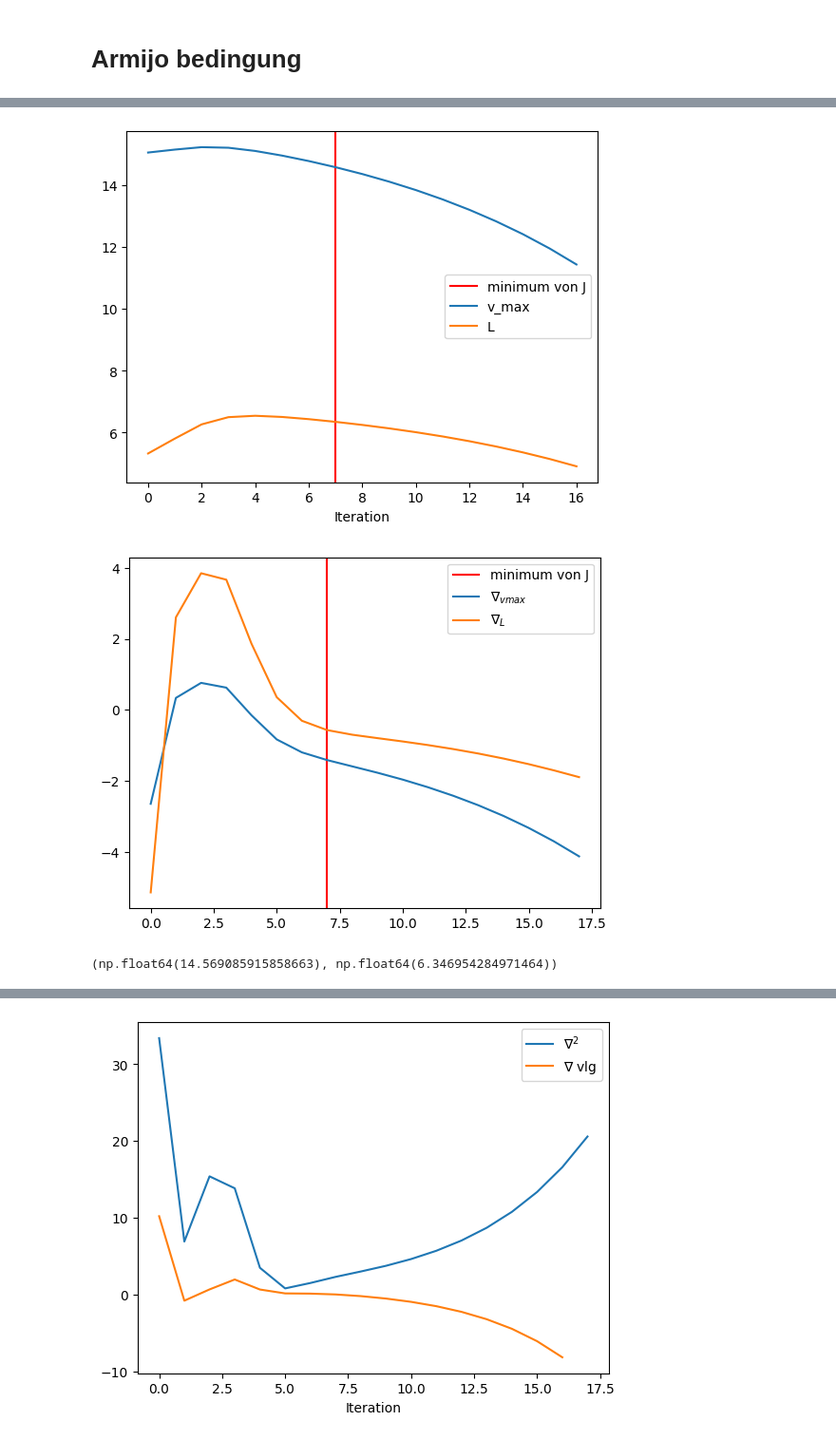
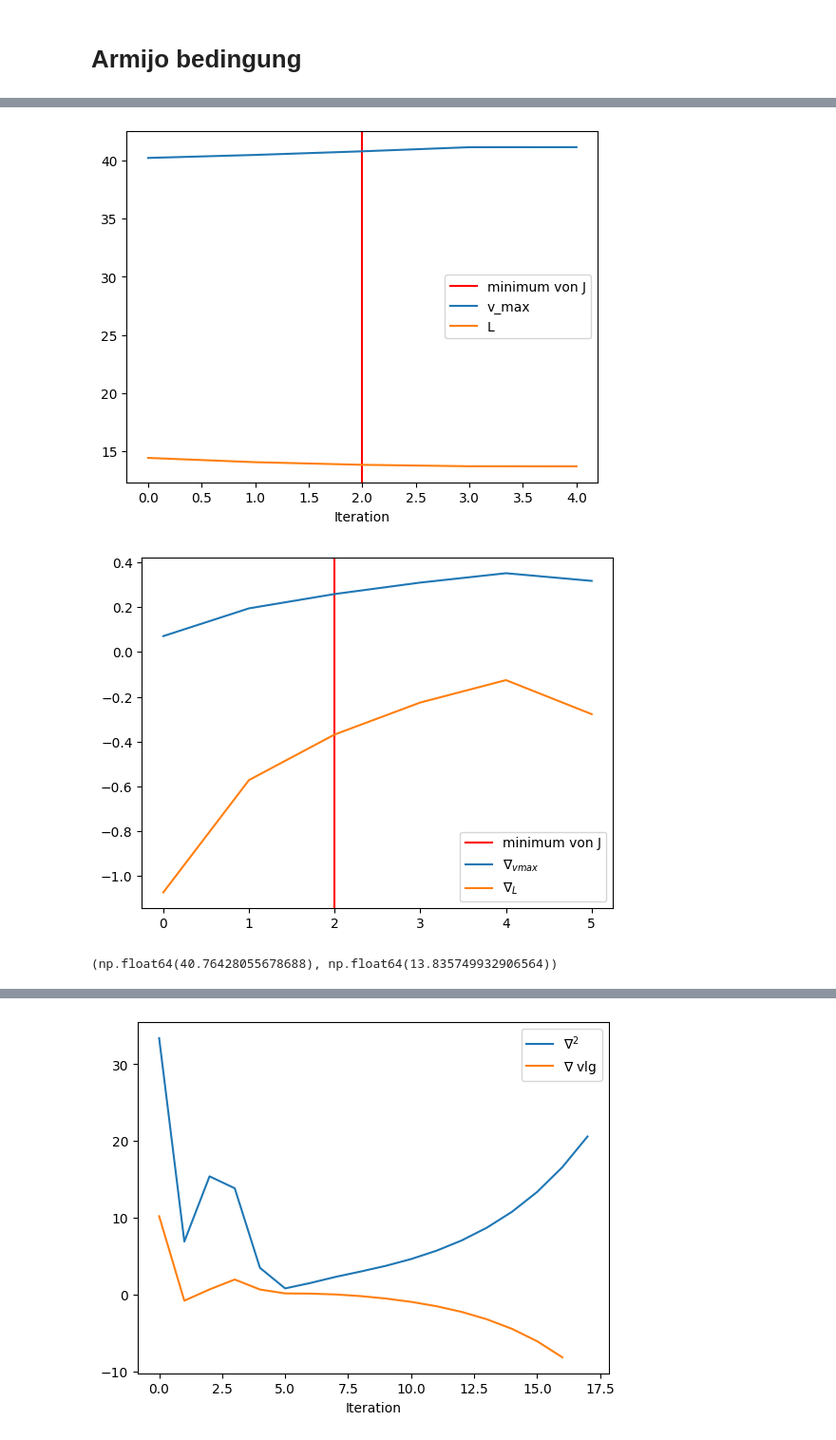
Before and after one commit to TimLockstedt/Opt1, a Jupyter notebook: Vlg_Const_armijo.ipynb, the cells around one changed output, grey strips where cells are left out. Shown at 95% size. Drawn from its saved outputs; the diff is of its cells as text; code cells hidden in the pictures.

```diff
--- a/Vlg_Const_armijo.ipynb
+++ b/Vlg_Const_armijo.ipynb
@@ -34,10 +34,13 @@ random_samples = [dataset_nuber]
 # dt = 0.02
 # sigma = 0.001
 # %%
+dataset_nuber = 0
 test = data_class(fileName)
 test.next_dataset(dataset_nuber)
 test.LinInterplation(dt)
 test.switch_iteration()
-for i in range(test.get_x().shape[0]):
-    plt.plot(test.get_t(),test.get_x()[i,:])
+for j in range(50):
+	test.next_dataset()
+	for i in range(test.get_x().shape[0]):
+		plt.plot(test.get_t()-np.min(test.get_t()), test.get_x()[i,:]-np.min(test.get_x()[0,:]), color = "r")
 # %% [output]
@@ -44,0 +48,22 @@ for i in range(test.get_x().shape[0]):
+# %%
+dataset_nuber = 0
+test = data_class(fileName)
+test.next_dataset(dataset_nuber)
+test.LinInterplation(dt)
+test.switch_iteration()
+avgV_arr = []
+for j in range(50):
+	test.next_dataset()
+	test.LinInterplation(dt)
+	test.switch_iteration()
+	avg_v = np.zeros(test.get_x().shape[0])
+	for i in range(test.get_x().shape[0]):
+		X = test.get_x()[i,:]
+		avg_v[i] = np.average(np.array([(xip - xi)/dt for xi, xip in zip(X[:-1], X[1:])]))
+
+	avgV_arr.append(np.average(avg_v))
+plt.hist(avgV_arr, bins=11)
+plt.xlabel(r"$\bar v_{max}$", size=16)
+plt.savefig(f"Bilder/{fileName.split("/")[1].split(".")[0]}_Hist.pdf", dpi=40)
+
+plt.show()
@@ -54,7 +81,7 @@ np.float64(15.18206590242561)
 # %%
-L_in = 5 # 15
+L_in = 15 # 15
 L = L_in
-vmax_in = 15 # 30
+vmax_in = 40 # 30
 v_max = vmax_in
 # %% [markdown]
 # Const. sigma
@@ -302,7 +317,8 @@ v_max, L
 # %%
 # Minimum von L bestimmen
 dJ = np.array([J_i - J_ip for J_i , J_ip in zip(J_arr[:-1], J_arr[1:])])
-minimum_index = np.where(dJ == np.min(np.abs(dJ)))[0][0]
+# minimum_index = np.where(dJ == np.min(np.abs(dJ)))[0][0]+1
+minimum_index = np.where(J_arr == np.min(np.abs(J_arr)))[0][0]
 
 ax = plt.gca()
 plt.axvline(x=minimum_index, label="minimum von J", color="red")
@@ -337,6 +353,6 @@ vmax_arr[minimum_index], L_arr[minimum_index]
-[figure, old version]
+[figure, new version]
-[figure, old version]
+[figure, new version]
-(np.float64(14.569085915858663), np.float64(6.346954284971464))
+(np.float64(40.76428055678688), np.float64(13.835749932906564))
 # %%
 # OPtimiierungs prozess an trajektoreien zeigen
 for i in range(test.get_x().shape[0]):
```
Also changed, not shown: parts of 9 cells of this notebook, 59 other files.
